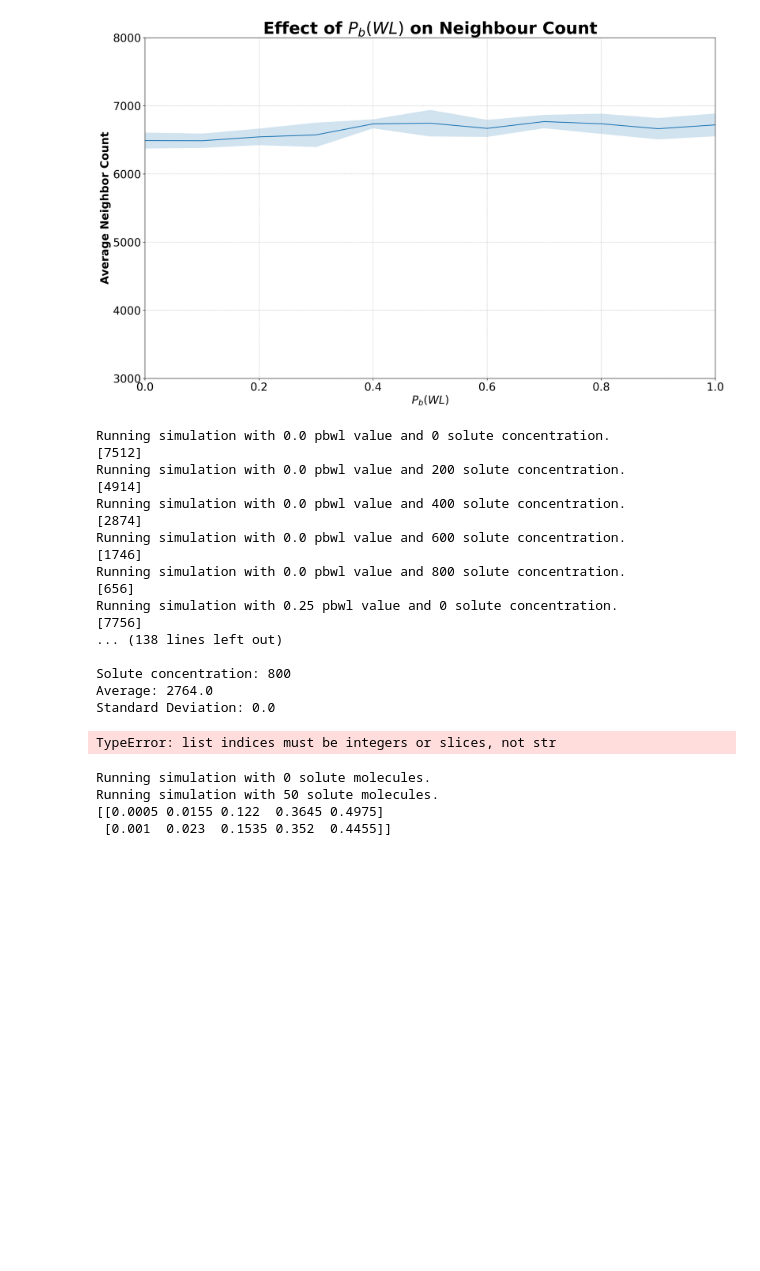
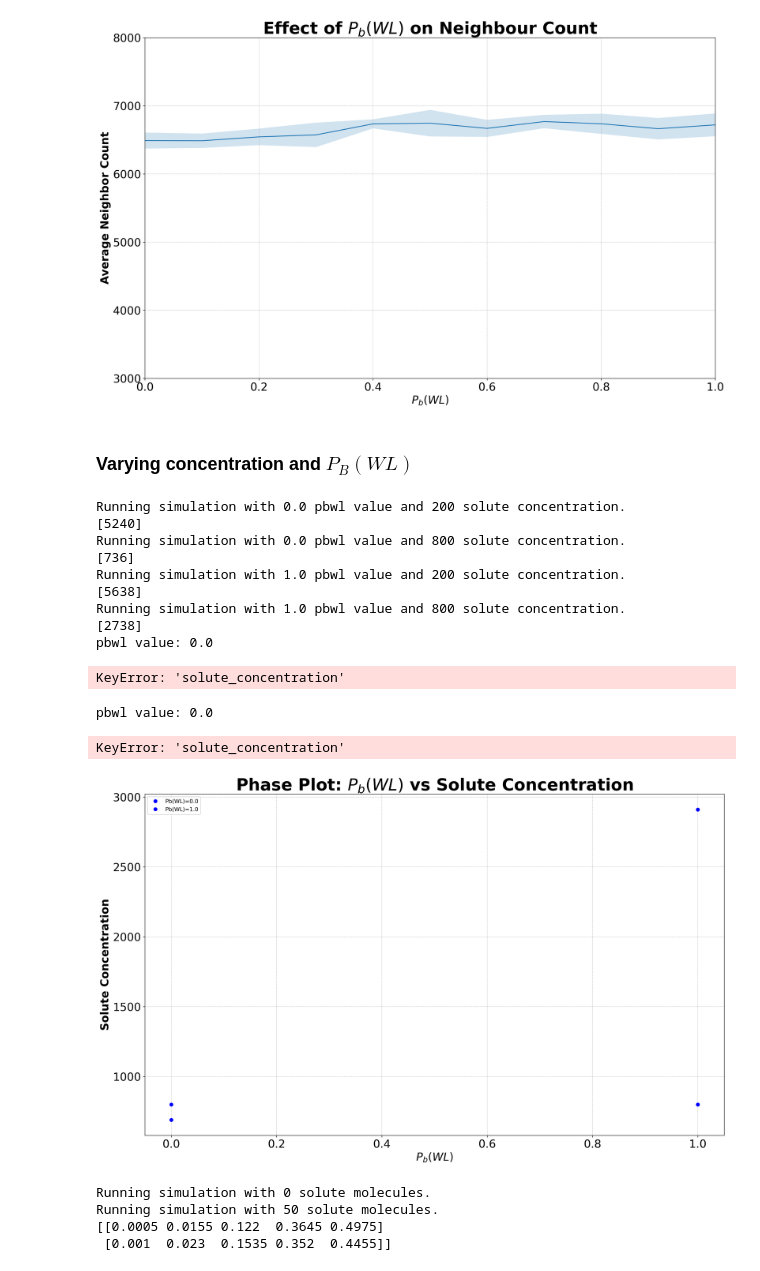
Before and after one commit to ThomasGlansdorp/CSS_19, a Jupyter notebook: main.ipynb, the cells around one changed output. Saved outputs shown, nothing was run; the diff lists cells and outputs as text; code cells hidden in the pictures; blank space fills up the shorter version.

```diff
--- a/main.ipynb
+++ b/main.ipynb
@@ -290,13 +290,17 @@ plt.tight_layout()
 plt.show()
 # %% [output]
 [figure]
+# %% [markdown]
+### Varying concentration and $P_B(WL)$
 # %%
 from analysis import count_neighbours
 
-pbwl_values = [0.0, 0.25, 0.5, 0.75, 1.0]
-solute_concentrations = [0, 200, 400, 600, 800]
+pbwl_values = [0.0, 1.0]
+solute_concentrations = [ 200, 800]
 
 results = []
+
+runs = 1
 
 all_results = {pbwl: [] for pbwl in pbwl_values}
 
@@ -322,78 +326,75 @@ for pbwl_value in pbwl_values:
         average_results_pbwl = np.mean(pbwl_results, axis=0)
         std_dev_results_pbwl = np.std(pbwl_results, axis=0)
 
-        all_results[pbwl_value].append({
+        all_results[pbwl_value] = {
             'solute_concentration': solute_concentration,
             'average': average_results_pbwl,
             'std_dev': std_dev_results_pbwl
-        })
+        }
 
 for pbwl_value, data in all_results.items():
     print(f"pbwl value: {pbwl_value}")
-    for result in data:
-        solute_concentration = result['solute_concentration']
-        average = result['average']
-        std_dev = result['std_dev']
-        print(f"Solute concentration: {solute_concentration}")
-        print(f"Average: {average}")
-        print(f"Standard Deviation: {std_dev}")
-        print()
+    print(f"Solute concentration: {data[solute_concentration]}")
+    print(f"Average: {data['average']}")
+    print(f"Standard Deviation: {data['std_dev']}")
+    print()
 # %% [output]
-Running simulation with 0.0 pbwl value and 0 solute concentration.
-[7512]
 Running simulation with 0.0 pbwl value and 200 solute concentration.
-[4914]
-Running simulation with 0.0 pbwl value and 400 solute concentration.
-[2874]
-Running simulation with 0.0 pbwl value and 600 solute concentration.
-[1746]
+[5240]
 Running simulation with 0.0 pbwl value and 800 solute concentration.
-[656]
-Running simulation with 0.25 pbwl value and 0 solute concentration.
-[7756]
-... (138 lines left out)
-
-Solute concentration: 800
-Average: 2764.0
-Standard Deviation: 0.0
+[736]
+Running simulation with 1.0 pbwl value and 200 solute concentration.
+[5638]
+Running simulation with 1.0 pbwl value and 800 solute concentration.
+[2738]
+pbwl value: 0.0
+KeyError: 'solute_concentration'
+# %%
+for pbwl_value, data in all_results.items():
+    for (pbwl, solute_concentration), result in data.items():
+        print(f"pbwl value: {pbwl_value}")
+        print(f"Solute concentration: {data['solute_concentration']}")
+        print(f"Average: {data['average']}")
+        print(f"Standard Deviation: {data['std_dev']}")
+        print()
+# %% [output]
+pbwl value: 0.0
+KeyError: 'solute_concentration'
 # %%
 pbwl_values_percent = [value for value in pbwl_values]  # Convert to percentage
 
 # Extract averages_pbwl and standard deviations for plotting
 averages_pbwl = [all_results[pbwl]['average'] for pbwl in pbwl_values]
 std_devs_pbwl = [all_results[pbwl]['std_dev'] for pbwl in pbwl_values]
 
 # Calculate confidence interval for error bars
 num_runs = 5
 confidence_interval = 1.96 * np.array(std_devs_pbwl) / np.sqrt(num_runs)  # Pbwl
 
 # Calculate lower and upper bounds for the confidence interval
 lower_bound_pbwl = np.array(averages_pbwl) - confidence_interval
 upper_bound_pbwl = np.array(averages_pbwl) + confidence_interval
 
 # Plotting
 plt.figure(figsize=(16, 10), dpi=300)
 
 for pbwl_value, data in all_results.items():
-    solute_concentrations = [result['solute_concentration'] for result in data]
-    counts = [result['average'] for result in data]
-    plt.plot(pbwl_value, solute_concentrations, 'o', color='blue', label=f'Pb(WL)={pbwl_value}')
-    for i, count in enumerate(counts):
-        plt.annotate(count, (pbwl_value, solute_concentrations[i]), textcoords="offset points", xytext=(0,10), ha='center')
+    solute_concentrations = data['solute_concentration']
+    counts = data['average']
+    plt.plot(np.full_like(solute_concentrations, pbwl_value), counts, 'o', color='blue', label=f'Pb(WL)={pbwl_value}')
 
-plt.xlim([0, 1])
-plt.ylim([0, 800])
+
 plt.xlabel('$P_b(WL)$', fontsize=20, fontweight='bold')
 plt.ylabel('Solute Concentration', fontsize=20, fontweight='bold')
 plt.title('Phase Plot: $P_b(WL)$ vs Solute Concentration', fontsize=30, fontweight='bold')
 plt.xticks(fontsize=20)
 plt.yticks(fontsize=20)
 plt.grid(True, which='both', linestyle='--', linewidth=0.5)
 plt.legend(fontsize=10)
 plt.tight_layout()
 plt.show()
 # %% [output]
-TypeError: list indices must be integers or slices, not str
+[figure, added]
 # %%
 from analysis import calculate_attributes
 
```
